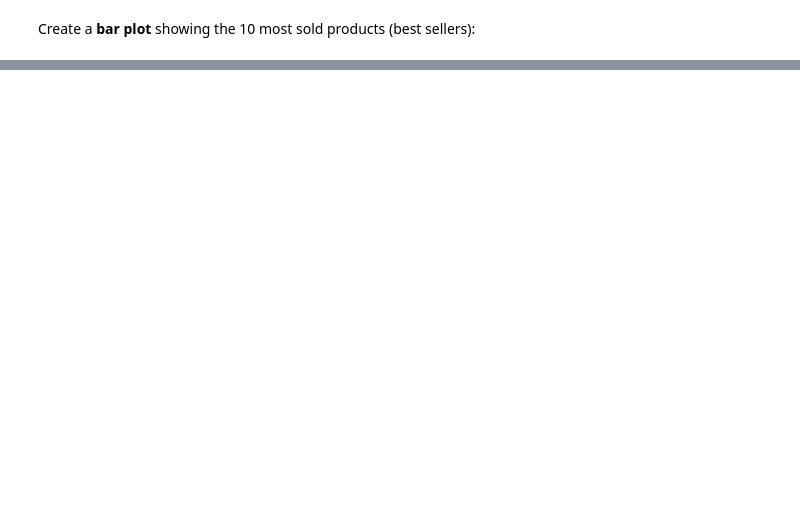
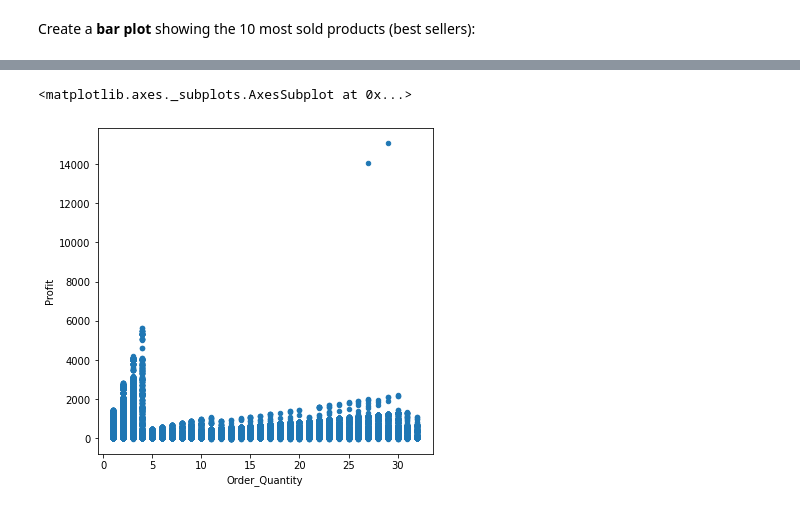
Before and after one commit to johamunoz/FreeCodeCamp-Pandas-Real-Life-Example, a Jupyter notebook: Exercises_1.ipynb, the cells around one changed output, grey strips where cells are left out. Cells and saved outputs as stored; diff of their text form; code cells hidden in the pictures; blank space fills up the shorter version.

```diff
--- a/Exercises_1.ipynb
+++ b/Exercises_1.ipynb
@@ -177,5 +227,9 @@ sales.plot(kind='scatter', x='Unit_Cost', y='Unit_Price', figsize=(6,6))
 Show a <b>scatter plot</b> between both columns.
 # %%
 # your code goes here
+sales.plot(kind='scatter',x='Order_Quantity',y='Profit',figsize=(6,6))
+# %% [output]
+<matplotlib.axes._subplots.AxesSubplot at 0x...>
+[figure, added]
 # %%
 sales.plot(kind='scatter', x='Order_Quantity', y='Profit', figsize=(6,6))
```
Also changed, not shown: parts of 41 cells of this notebook.
